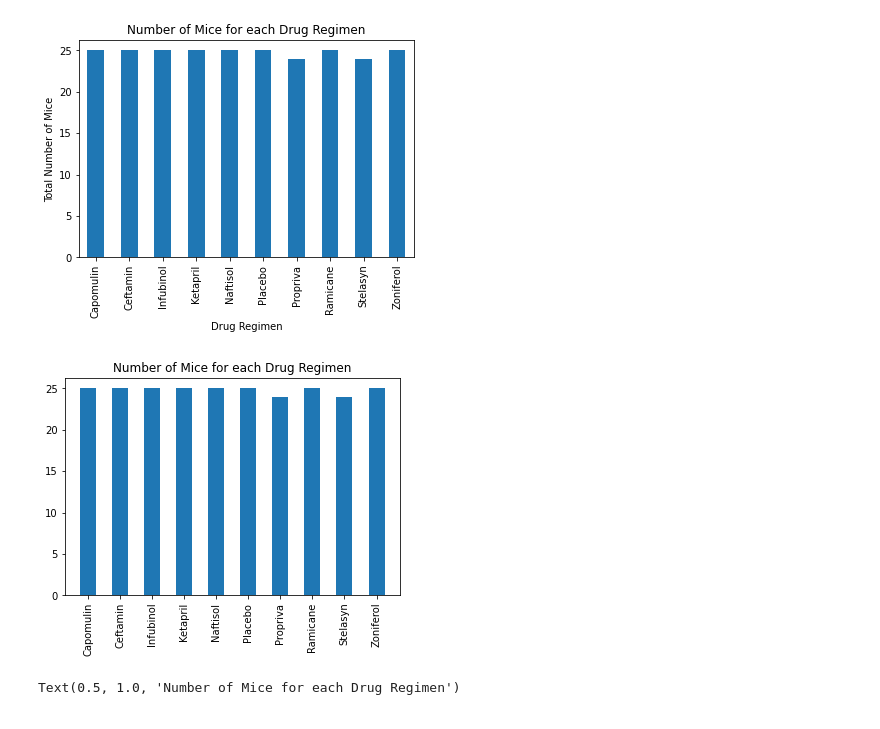
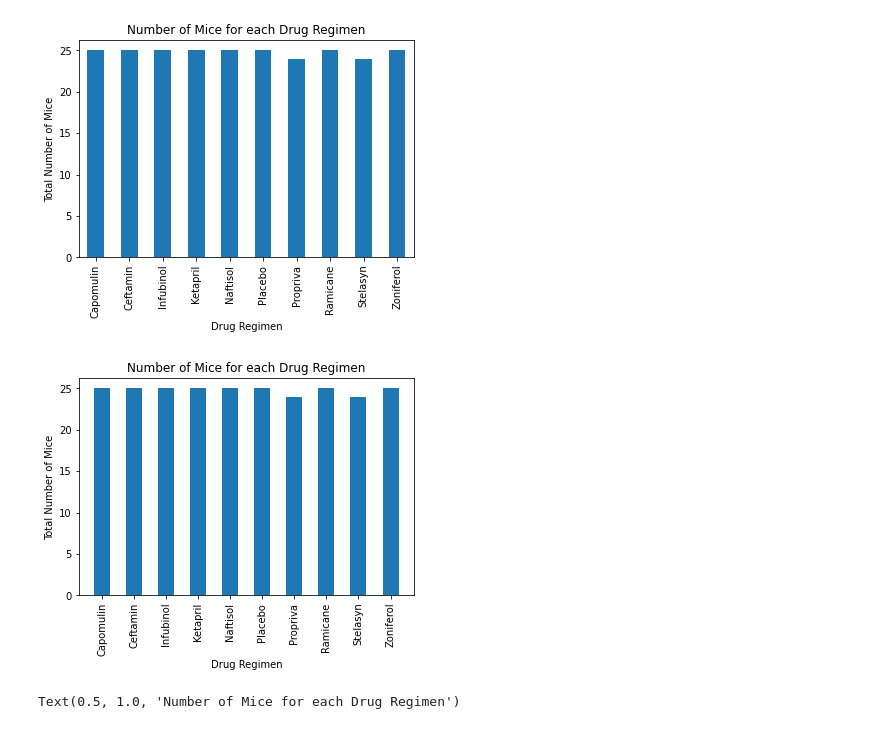
Before and after one commit to FernB/Matplotlib_Homework, a Jupyter notebook: Pymaceuticals/pymaceuticals_starter.ipynb, the cells around one changed output. Cells and saved outputs as stored; diff of their text form; code cells hidden in the pictures.

```diff
--- a/Pymaceuticals/pymaceuticals_starter.ipynb
+++ b/Pymaceuticals/pymaceuticals_starter.ipynb
@@ -99,14 +101,17 @@ plt.show()
 # %%
 # Generate a bar plot showing the total number of mice for each treatment throughout the course of the study using pyplot.
 
 #plt.bar(totalmice)
 plt.bar(range(len(totalmice)), totalmice, tick_label = totalmice.index, width = 0.5)
 plt.xticks(rotation="vertical")
 plt.title('Number of Mice for each Drug Regimen')
+plt.title('Number of Mice for each Drug Regimen')
+plt.ylabel('Total Number of Mice')
+plt.xlabel('Drug Regimen')
 #plt.bar('Drug Regimen', 'Mouse ID', data = remove_duplicate)
 plt.show()
 # %% [output]
-[figure, old version]
+[figure, new version]
 # %%
 remove_duplicate.groupby("Drug Regimen")["Mouse ID"].nunique().plot(kind = 'bar')
 plt.title('Number of Mice for each Drug Regimen')
```
Also changed, not shown: parts of 13 cells of this notebook.
